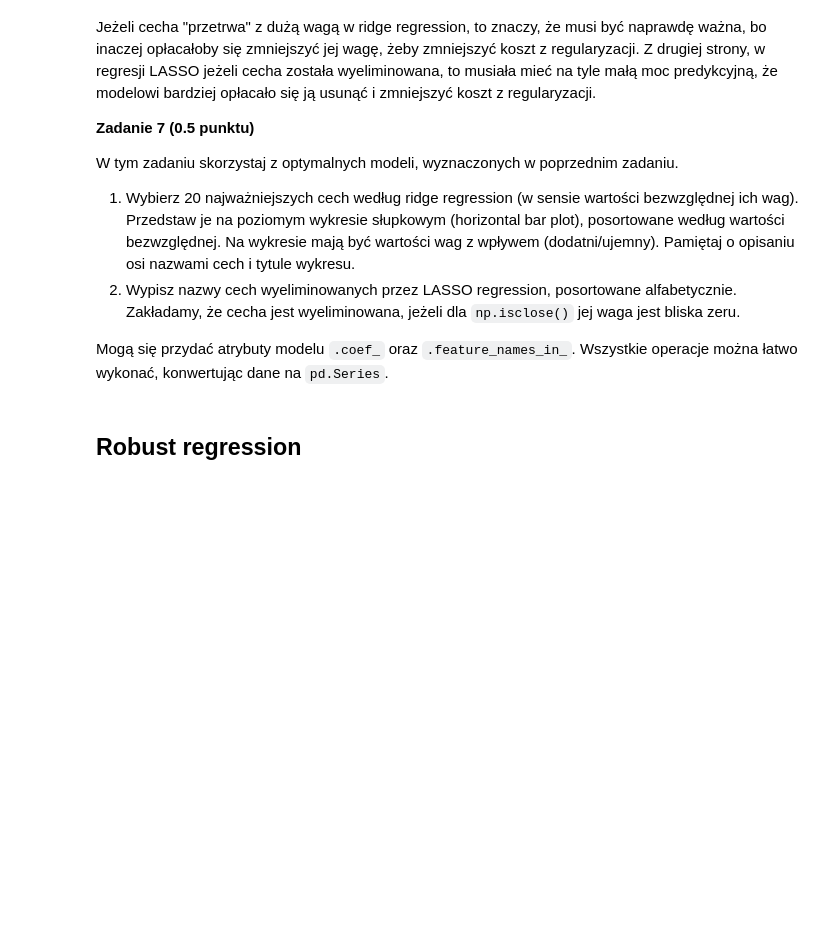
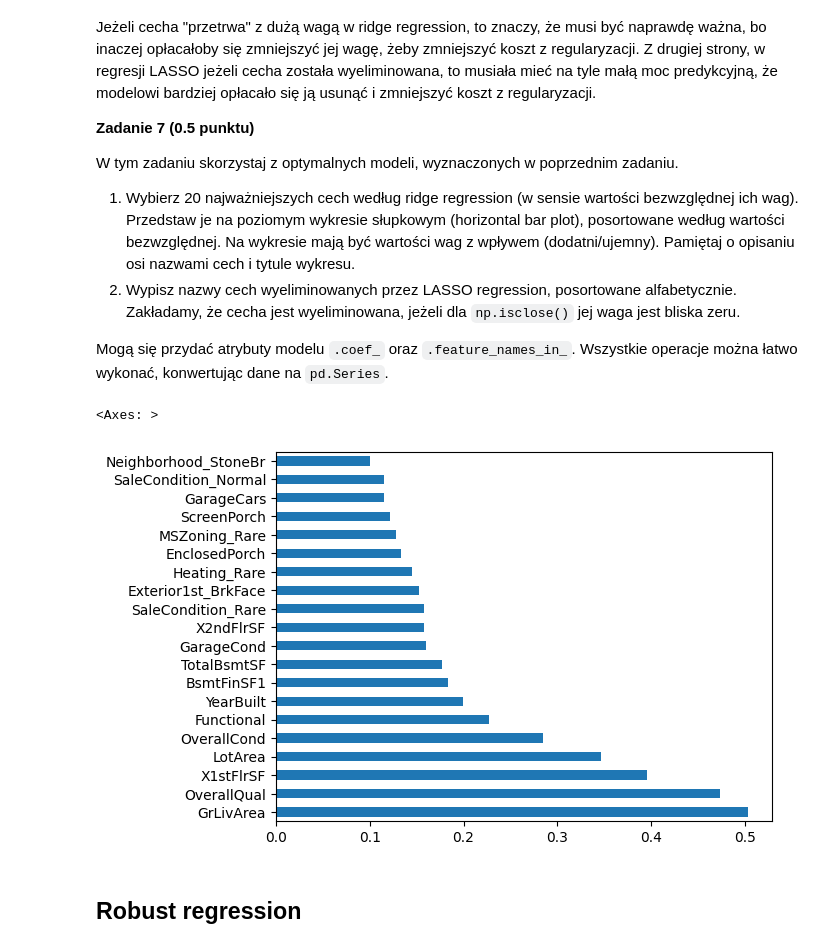
Before and after one commit to pawlowiczf/Machine-Learning, a Jupyter notebook: lab1/notebook.ipynb, the cells around one changed output. Drawn from its saved outputs; the diff is of its cells as text; code cells hidden in the pictures; blank space fills up the shorter version.

Commit message:
lab1 ridge, lasso regression

```diff
--- a/lab1/notebook.ipynb
+++ b/lab1/notebook.ipynb
@@ -549,3 +583,13 @@ Wytrenuj modele z regularyzacją L2 (ridge) oraz L1 (LASSO). Dobierz siłę regu
 Wypisz optymalne hiperparametry dla obu modeli, oraz ich metryki jakości.
 
 Przydadzą się `np.linspace()`, `RidgeCV` oraz `LassoCV`.
+# %%
+from sklearn.linear_model import RidgeCV
+from sklearn.linear_model import LassoCV
+
+alphas = [1e-3, 1e-2, 1e-1, 1, 1e1, 1e2, 1e3]
+reg_ridge = RidgeCV(alphas=alphas, scoring='neg_mean_absolute_error')
+reg_lasso = LassoCV(cv=5, n_alphas=1000, alphas=alphas)
+
+reg_ridge.fit(X_train, y_train)
+reg_lasso.fit(X_train, y_train)
@@ -551,0 +604,9 @@ Przydadzą się `np.linspace()`, `RidgeCV` oraz `LassoCV`.
+# %%
+alphasRidge = np.linspace(1-1e-1,1+1e-1, num=15)
+reg_ridge = RidgeCV(alphas=alphas)
+
+alphasLasso = np.linspace(0.0005, 0.00015, num=15)
+reg_lasso = LassoCV(alphas=alphas)
+
+reg_ridge.fit(X_train, y_train)
+reg_lasso.fit(X_train, y_train)
@@ -562,6 +631,14 @@ W tym zadaniu skorzystaj z optymalnych modeli, wyznaczonych w poprzednim zadaniu
 2. Wypisz nazwy cech wyeliminowanych przez LASSO regression, posortowane alfabetycznie. Zakładamy, że cecha jest wyeliminowana, jeżeli dla `np.isclose()` jej waga jest bliska zeru.
 
 Mogą się przydać atrybuty modelu `.coef_` oraz `.feature_names_in_`. Wszystkie operacje można łatwo wykonać, konwertując dane na `pd.Series`.
+# %%
+coefs = pd.Series(np.abs(reg_ridge.coef_), index=reg_ridge.feature_names_in_)
+
+values = coefs.sort_values(ascending=False)[:20]
+values.plot.barh()
+# %% [output]
+<Axes: >
+[figure, added]
 # %% [markdown]
 ## Robust regression
 # %% [markdown]
```
Also changed, not shown: parts of 14 cells of this notebook.
